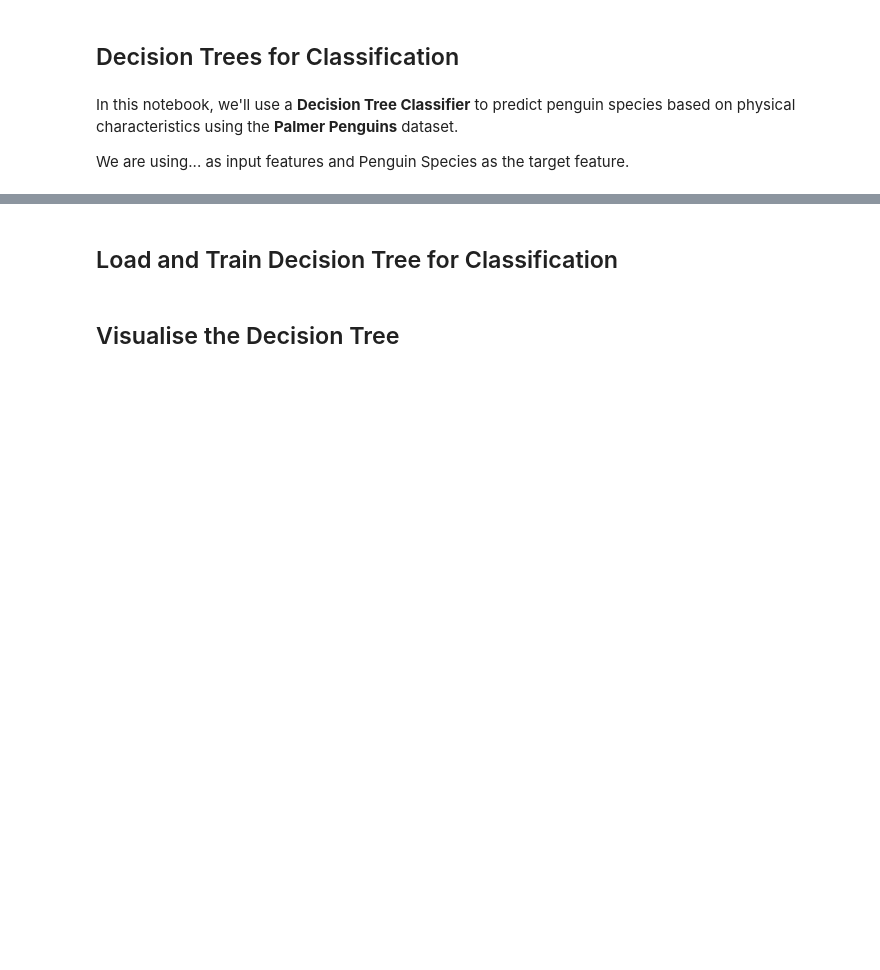
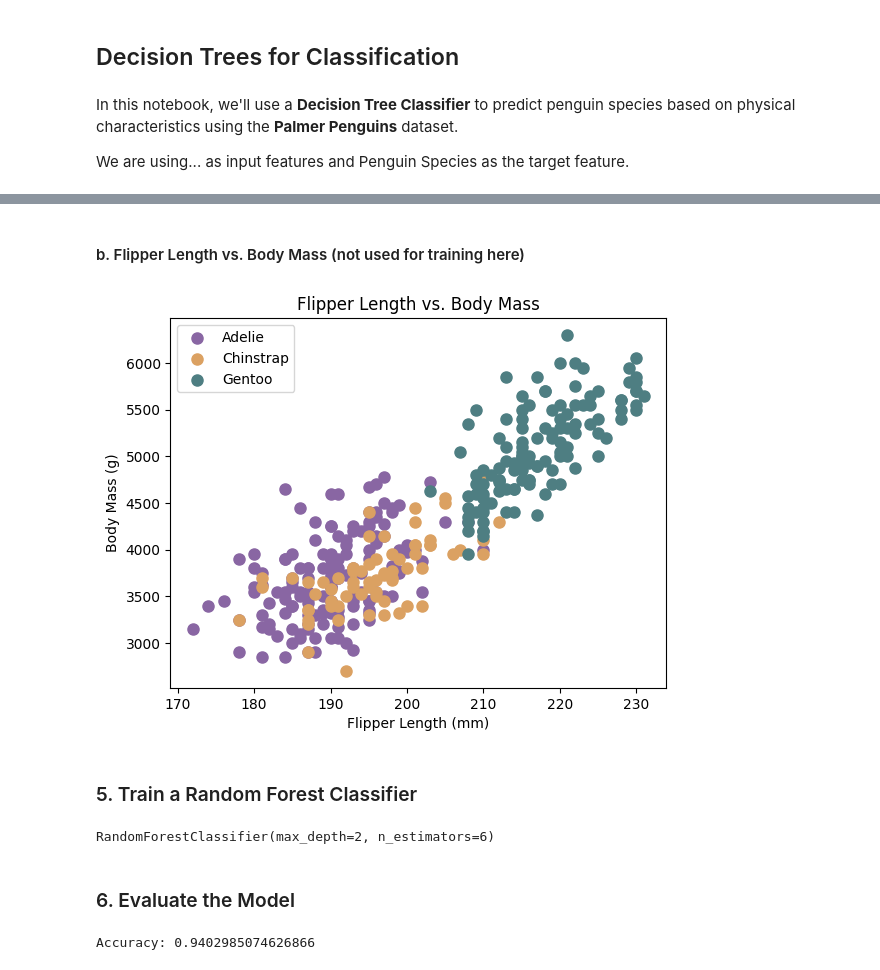
Before and after one commit to Cambridge-ICCS/DecisionTrees_SummerSchool25, a Jupyter notebook: DT_Classification.ipynb, the cells around one changed output, grey strips where cells are left out. Saved outputs shown, nothing was run; the diff lists cells and outputs as text; code cells hidden in the pictures; blank space fills up the shorter version.

Commit message:
Improvised the classification notebook

```diff
--- a/DT_Classification.ipynb
+++ b/DT_Classification.ipynb
@@ -44,4 +62,29 @@ for species in list(colours.keys()):
+# %% [markdown]
+#### b. Flipper Length vs. Body Mass (not used for training here)
+# %%
+for species in list(colours.keys()):
+    mask = penguins[penguins['species'] == species]
+    plt.scatter(mask['flipper_length_mm'], mask['body_mass_g'],
+                c=colours[species], s=64, label=species)
+plt.xlabel('Flipper Length (mm)')
+plt.ylabel('Body Mass (g)')
+plt.axis('tight')
+plt.legend()
+plt.title('Flipper Length vs. Body Mass')
+plt.show()
+# %% [output]
+[figure, added]
 # %% [markdown]
-## Load and Train Decision Tree for Classification
+### 5. Train a Random Forest Classifier
-# %% [markdown]
-## Visualise the Decision Tree
+# %%
+clf=RandomForestClassifier(n_estimators=6, max_depth=2)
+clf.fit(x_train,y_train)
+# %% [output]
+RandomForestClassifier(max_depth=2, n_estimators=6)
+# %% [markdown]
+### 6. Evaluate the Model
+# %%
+y_pred=clf.predict(x_test)
+print("Accuracy:",metrics.accuracy_score(y_test, y_pred))
+# %% [output]
+Accuracy: 0.9402985074626866
```
Also changed, not shown: parts of 13 cells of this notebook.
